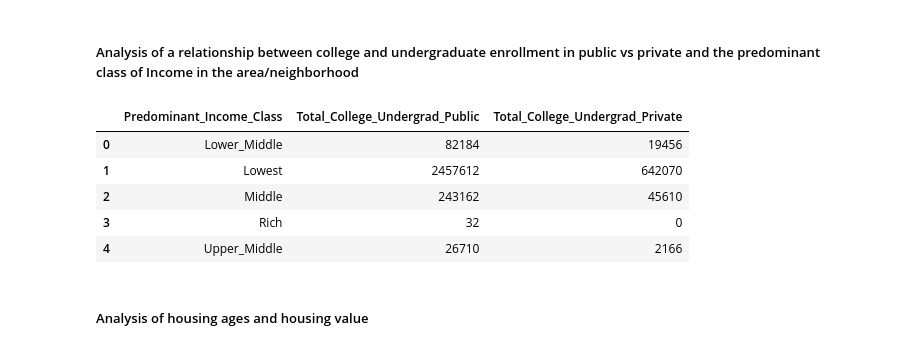
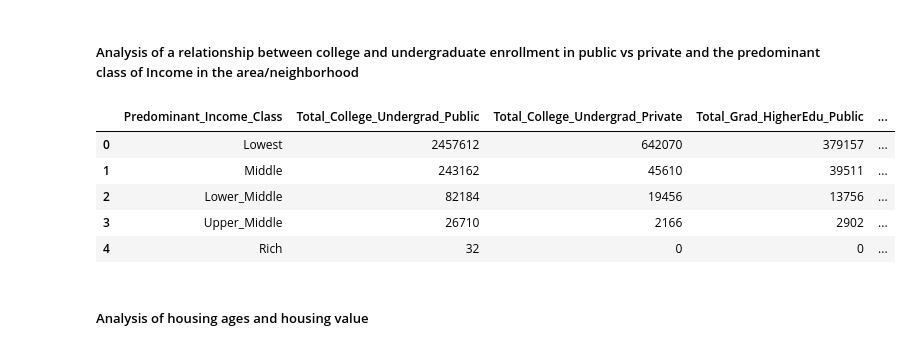
Before and after one commit to xindixu/US-demographic-analysis, a Jupyter notebook: primary-data/acs_2018_analysis.ipynb, the cells around one changed output. Drawn from its saved outputs; the diff is of its cells as text; code cells hidden in the pictures.

```diff
--- a/primary-data/acs_2018_analysis.ipynb
+++ b/primary-data/acs_2018_analysis.ipynb
@@ -4,19 +4,23 @@
 ##### Analysis of a relationship between college and undergraduate enrollment in public vs private and the predominant class of Income in the area/neighborhood
 # %%
 %%bigquery
-select Predominant_Class as Predominant_Income_Class, sum(College_Undergrad_Public) as Total_College_Undergrad_Public, sum(College_Undergrad_Private) as Total_College_Undergrad_Private
+select Predominant_Class as Predominant_Income_Class,
+sum(College_Undergrad_Public) as Total_College_Undergrad_Public,
+sum(College_Undergrad_Private) as Total_College_Undergrad_Private,
+sum(Grad_HigherEdu_Public) as Total_Grad_HigherEdu_Public,
+sum(Grad_HigherEdu_Private) as Total_Grad_HigherEdu_Private
 from acs_2018_modeled.Income_Beam_DF i join acs_2018_modeled.PrivatePublic_School_Enrollment_Beam_DF s
 on i.ZCTA5 = s.ZCTA5
 group by Predominant_Class
-order by Predominant_Class
+order by Total_College_Undergrad_Private desc
 limit 20
 # %% [output]
-|  | Predominant_Income_Class | Total_College_Undergrad_Public | Total_College_Undergrad_Private |
-| 0 | Lower_Middle | 82184 | 19456 |
-| 1 | Lowest | 2457612 | 642070 |
-| 2 | Middle | 243162 | 45610 |
-| 3 | Rich | 32 | 0 |
-| 4 | Upper_Middle | 26710 | 2166 |
+|  | Predominant_Income_Class | Total_College_Undergrad_Public | Total_College_Undergrad_Private | Total_Grad_HigherEdu_Public | ... |
+| 0 | Lowest | 2457612 | 642070 | 379157 | ... |
+| 1 | Middle | 243162 | 45610 | 39511 | ... |
+| 2 | Lower_Middle | 82184 | 19456 | 13756 | ... |
+| 3 | Upper_Middle | 26710 | 2166 | 2902 | ... |
+| 4 | Rich | 32 | 0 | 0 | ... |
 # %% [markdown]
 ##### Analysis of housing ages and housing value
 # %%
```
Also changed, not shown: parts of 2 cells of this notebook.
